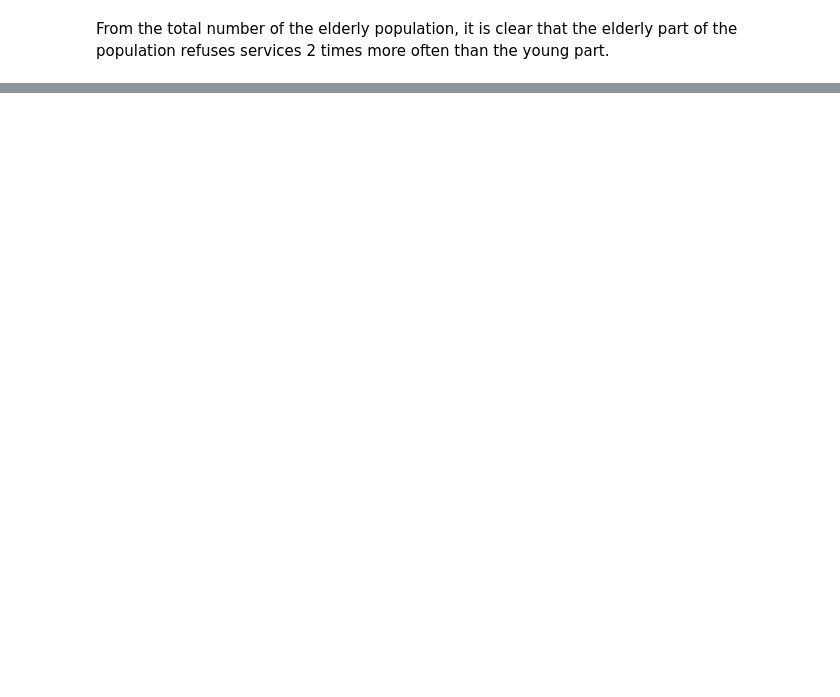
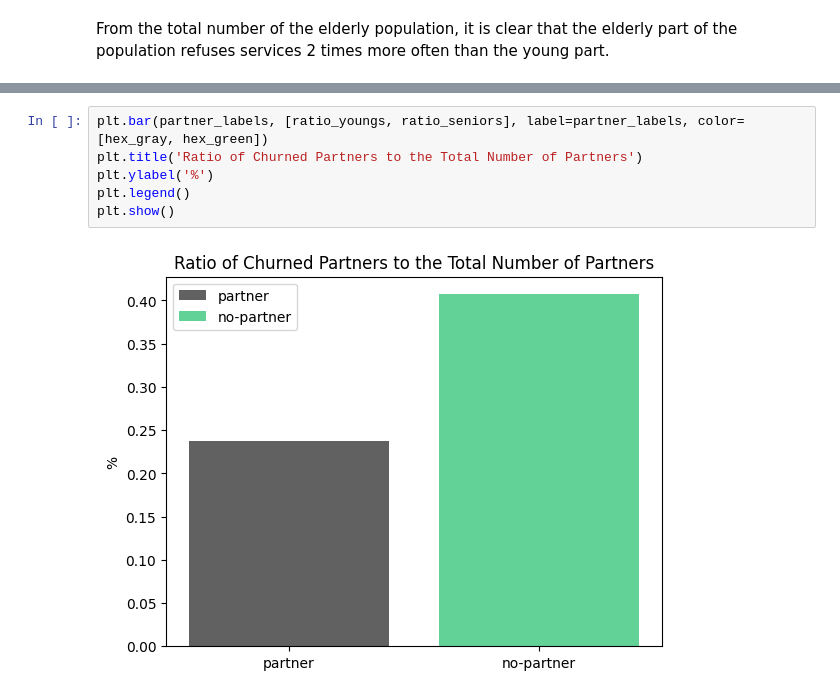
Before and after one commit to GeeK1224/cau_ml_project, a Jupyter notebook: cau_ml_project.ipynb, the cells around one changed output, grey strips where cells are left out. Drawn from its saved outputs; the diff is of its cells as text; blank space fills up the shorter version.

```diff
--- a/cau_ml_project.ipynb
+++ b/cau_ml_project.ipynb
@@ -241,0 +292,8 @@ seniors_reasons_count
+# %%
+plt.bar(partner_labels, [ratio_youngs, ratio_seniors], label=partner_labels, color=[hex_gray, hex_green])
+plt.title('Ratio of Churned Partners to the Total Number of Partners')
+plt.ylabel('%')
+plt.legend()
+plt.show()
+# %% [output]
+[figure, added]
```
Also changed, not shown: parts of 20 cells of this notebook.
